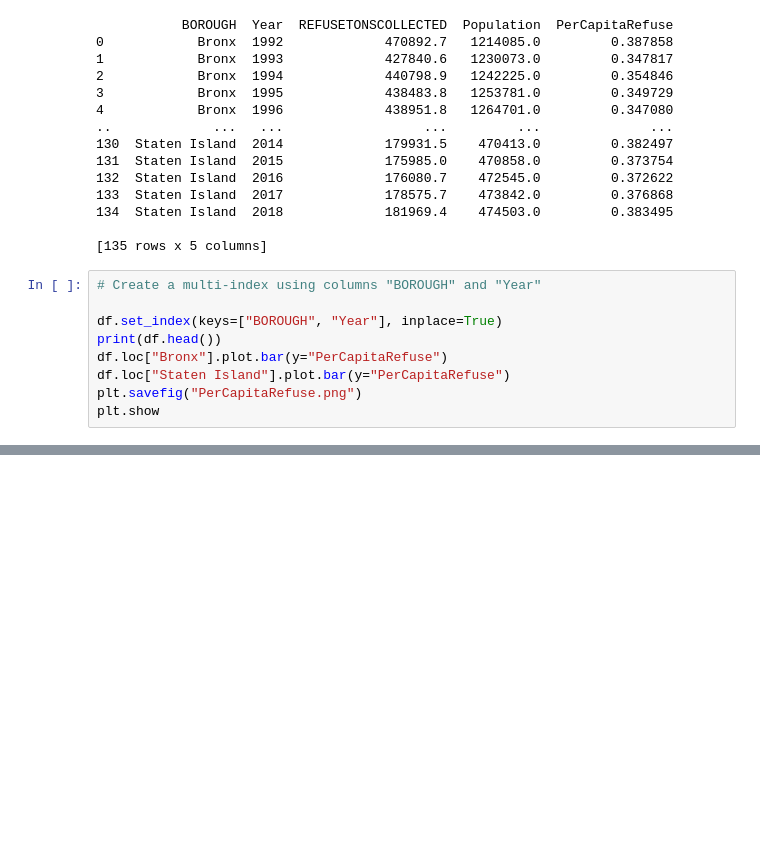
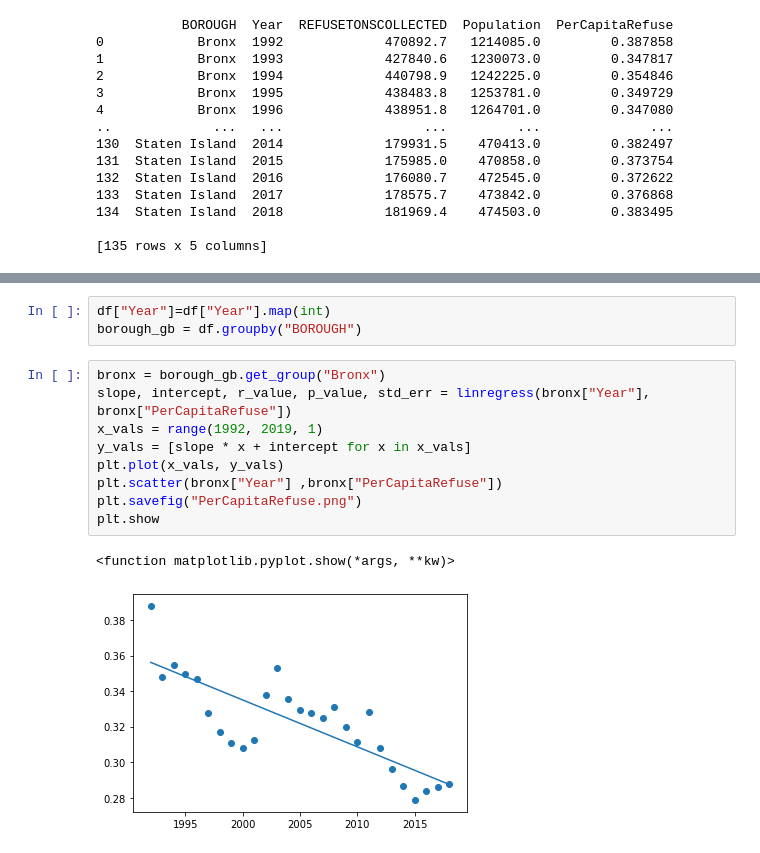
Before and after one commit to tedi529/New-York-Waste, a Jupyter notebook: Trash Output Time Borough.ipynb, the cells around one changed output, grey strips where cells are left out. Cells and saved outputs as stored; diff of their text form; blank space fills up the shorter version.

```diff
--- a/Trash Output Time Borough.ipynb
+++ b/Trash Output Time Borough.ipynb
@@ -159,12 +160,3 @@ print(df.loc[:,["BOROUGH",
 134  Staten Island  2018             181969.4    474503.0         0.383495
 
 [135 rows x 5 columns]
-# %%
-# Create a multi-index using columns "BOROUGH" and "Year"
-
-df.set_index(keys=["BOROUGH", "Year"], inplace=True)
-print(df.head())
-df.loc["Bronx"].plot.bar(y="PerCapitaRefuse")
-df.loc["Staten Island"].plot.bar(y="PerCapitaRefuse")
-plt.savefig("PerCapitaRefuse.png")
-plt.show
@@ -189,0 +163,15 @@ Bronx   1992         288   1214085.0         0.387858
+# %%
+df["Year"]=df["Year"].map(int)
+borough_gb = df.groupby("BOROUGH")
+# %%
+bronx = borough_gb.get_group("Bronx")
+slope, intercept, r_value, p_value, std_err = linregress(bronx["Year"], bronx["PerCapitaRefuse"])
+x_vals = range(1992, 2019, 1)
+y_vals = [slope * x + intercept for x in x_vals]
+plt.plot(x_vals, y_vals)
+plt.scatter(bronx["Year"] ,bronx["PerCapitaRefuse"])
+plt.savefig("PerCapitaRefuse.png")
+plt.show
+# %% [output]
+<function matplotlib.pyplot.show(*args, **kw)>
+[figure, added]
```
Also changed, not shown: parts of 6 cells of this notebook, 2 other files.
